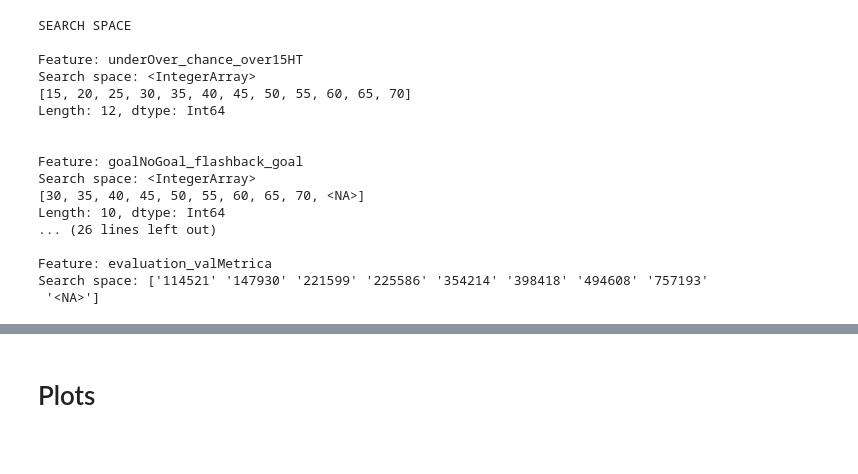
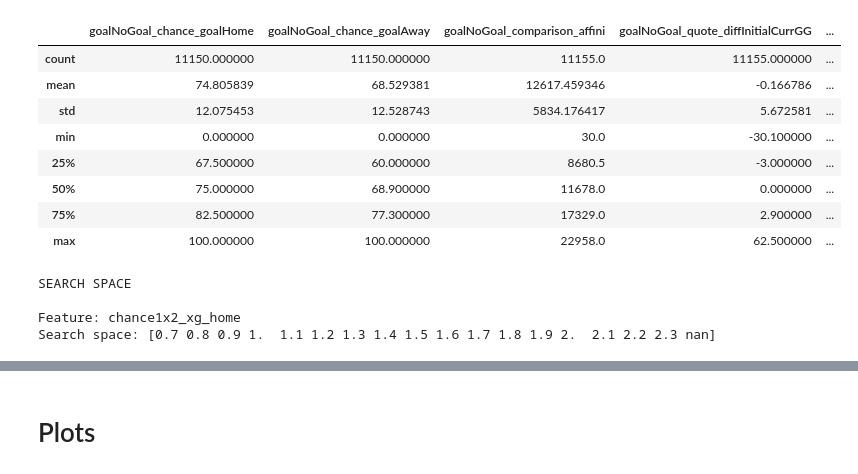
Before and after one commit to NickOLeeney/bet-master-analytics, a Jupyter notebook: src/models/btts/greedy_model.ipynb, the cells around one changed output, grey strips where cells are left out. Saved outputs shown, nothing was run; the diff lists cells and outputs as text; code cells hidden in the pictures; blank space fills up the shorter version.

```diff
--- a/src/models/btts/greedy_model.ipynb
+++ b/src/models/btts/greedy_model.ipynb
@@ -110,25 +98,32 @@ df["week"] = ((df["time"] - monday_start).dt.days // 7) + 1
 
 
 df_train, df_test = time_based_train_test_split(df=df, time_col="time", train_frac=0.8)
+# %%
+df[feature_bins_map.keys()].describe()
+# %% [output]
+|  | goalNoGoal_chance_goalHome | goalNoGoal_chance_goalAway | goalNoGoal_comparison_affini | goalNoGoal_quote_diffInitialCurrGG | ... |
+| count | 11150.000000 | 11150.000000 | 11155.0 | 11155.000000 | ... |
+| mean | 74.805839 | 68.529381 | 12617.459346 | -0.166786 | ... |
+| std | 12.075453 | 12.528743 | 5834.176417 | 5.672581 | ... |
+| min | 0.000000 | 0.000000 | 30.0 | -30.100000 | ... |
+| 25% | 67.500000 | 60.000000 | 8680.5 | -3.000000 | ... |
+| 50% | 75.000000 | 68.900000 | 11678.0 | 0.000000 | ... |
+| 75% | 82.500000 | 77.300000 | 17329.0 | 2.900000 | ... |
+| max | 100.000000 | 100.000000 | 22958.0 | 62.500000 | ... |
 # %%
 # Define features and relative step
 feature_bins_map = {
-    "underOver_chance_over15HT": 5, # 5,
-    # "underOver_comparison_affini": 1000, #0.5, #0.1,
-    # "underOver_comparison_flashback": 500, #0.5, #0.1,
-    # "goalNoGoal_chance_goal": 5, # ,
-    "goalNoGoal_flashback_goal": 5, # 5,
-    "goalNoGoal_stats_avgGoalHome": 0.5, #0.1,
-    "goalNoGoal_stats_avgGoalTakenAway": 0.5, #0.1,
-    "goalNoGoal_stats_avgGoalTakenHome": 0.5, #0.1,
-    "goalNoGoal_stats_avgGoalAway": 0.5, #0.1,
-    "goalNoGoal_quote_currentGG": 0.1, #0.5, #0.1,
-    "evaluation_valScala": None, # se la feature è categorica, mettere None
-    "evaluation_valMetrica": None, # se la feature è categorica, mettere None,
-    # "chance1x2_quote_current1": 0.2,
-    # "chance1x2_quote_current2": 0.2,
+    # 'goalNoGoal_chance_goalHome': 2.5,
+    # 'goalNoGoal_chance_goalAway': 2.5,
+    # 'goalNoGoal_comparison_affini': 2000,
+    # 'underOver_chance_over15HT': 5,
+    # 'underOver_comparison_affini': 2000,
+    # 'evaluation_valScala': None,
+    # 'evaluation_valMetrica': None,
+    'chance1x2_xg_home': 0.1,
+    # 'chance1x2_xg_away': 0.1
+ }
 
- }
 
 # Create the binned dataframe
 df_train_binned = df_train.copy()
@@ -149,18 +144,5 @@ for feat in feature_bins_map.keys():
 # %% [output]
 SEARCH SPACE
 
-Feature: underOver_chance_over15HT
-Search space: <IntegerArray>
-[15, 20, 25, 30, 35, 40, 45, 50, 55, 60, 65, 70]
-Length: 12, dtype: Int64
-
-
-Feature: goalNoGoal_flashback_goal
-Search space: <IntegerArray>
-[30, 35, 40, 45, 50, 55, 60, 65, 70, <NA>]
-Length: 10, dtype: Int64
-... (26 lines left out)
-
-Feature: evaluation_valMetrica
-Search space: ['114521' '147930' '221599' '225586' '354214' '398418' '494608' '757193'
- '<NA>']
+Feature: chance1x2_xg_home
+Search space: [0.7 0.8 0.9 1.  1.1 1.2 1.3 1.4 1.5 1.6 1.7 1.8 1.9 2.  2.1 2.2 2.3 nan]
```
Also changed, not shown: parts of 10 cells of this notebook, 1 other file.
